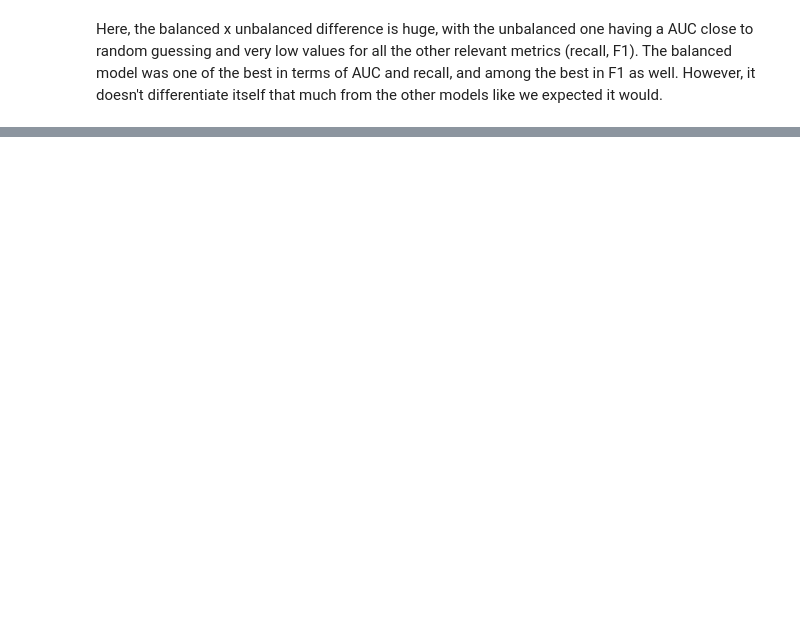
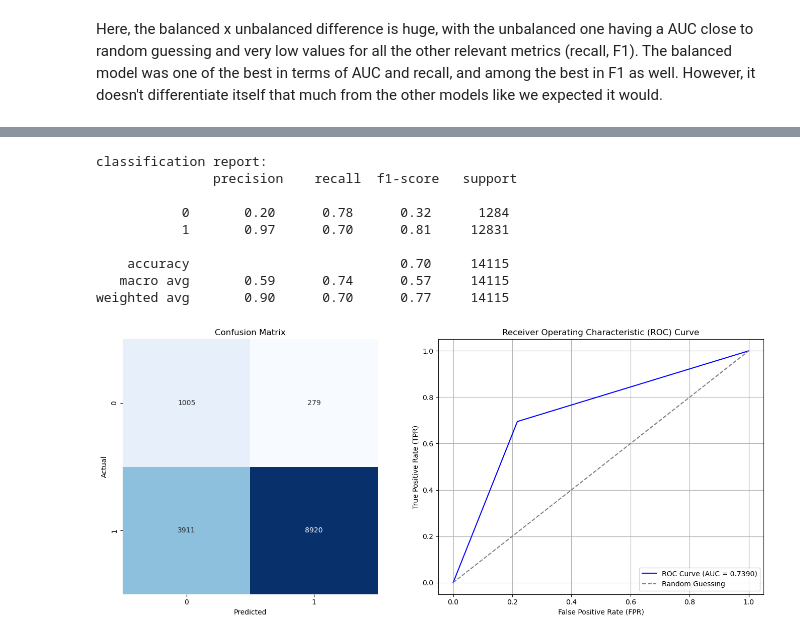
Before and after one commit to Barb02/IDS_project, a Jupyter notebook: customer.ipynb, the cells around one changed output, grey strips where cells are left out. Drawn from its saved outputs; the diff is of its cells as text; code cells hidden in the pictures; blank space fills up the shorter version.

```diff
--- a/customer.ipynb
+++ b/customer.ipynb
@@ -1427,0 +1533,37 @@ Here, the balanced x unbalanced difference is huge, with the unbalanced one havi
+# %%
+base_learners = [
+    ('bayesian_balanced', balanced_models[0]),
+    ('dt_balanced', balanced_models[1]),
+    ('knn_balanced', balanced_models[2]),
+    ('rf_balanced', balanced_models[3]),
+    ('svm_balanced', balanced_models[4]),
+    ('xg_balanced', balanced_models[5]),
+    ('nn_balanced', balanced_models[6]),
+    ('bayesian_unbalanced', unbalanced_models[0]),
+    ('dt_unbalanced', unbalanced_models[1]),
+    ('knn_unbalanced', unbalanced_models[2]),
+    ('rf_unbalanced', unbalanced_models[3]),
+    ('svm_unbalanced', unbalanced_models[4]),
+    ('xg_unbalanced', unbalanced_models[5]),
+    ('nn_unbalanced', unbalanced_models[6])
+]
+
+meta_learner = LogisticRegression(class_weight='balanced', random_state=42)
+
+stacking_model = StackingClassifier(estimators=base_learners, final_estimator=meta_learner)
+
+stacking_model.fit(X_train, y_train)
+ensemble_preds_stacking = stacking_model.predict(X_test)
+# %%
+evaluation(y_test, ensemble_preds_stacking)
+# %% [output]
+classification report:
+               precision    recall  f1-score   support
+
+           0       0.20      0.78      0.32      1284
+           1       0.97      0.70      0.81     12831
+
+    accuracy                           0.70     14115
+   macro avg       0.59      0.74      0.57     14115
+weighted avg       0.90      0.70      0.77     14115
+[figure, added]
```
Also changed, not shown: parts of 33 cells of this notebook, 15 other files.
